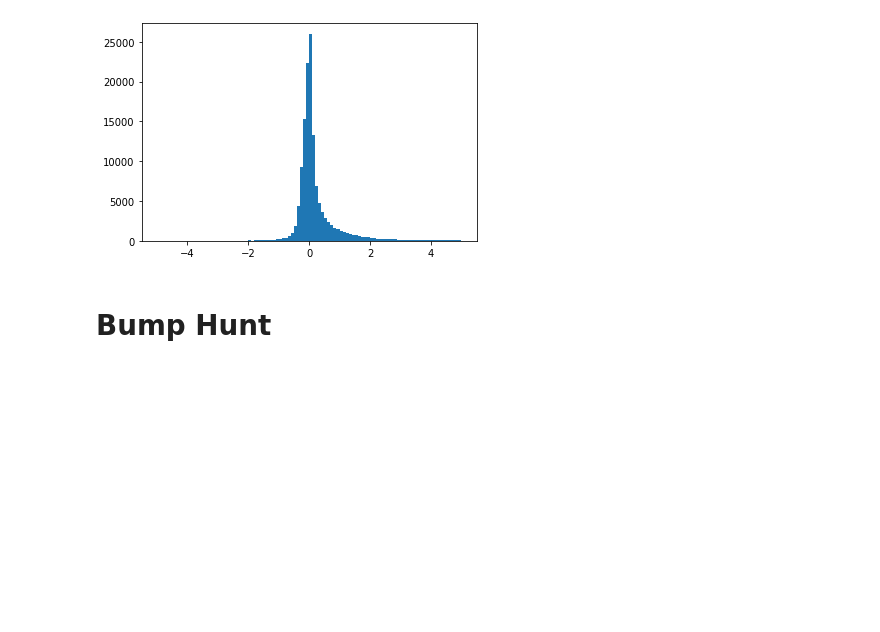
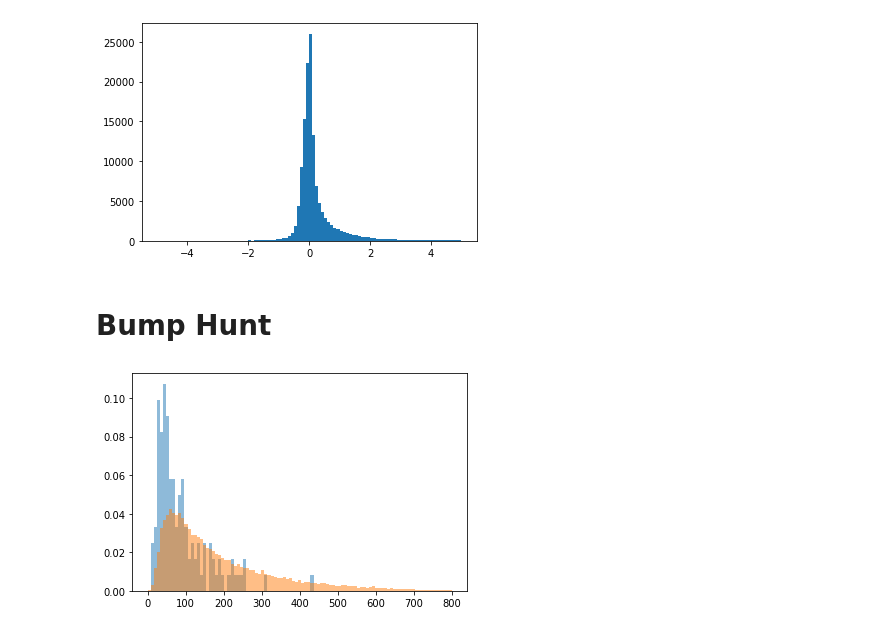
Before and after one commit to jmduarte/AnomalyDetection4Jets, a Jupyter notebook: code/GNN_geom.ipynb, the cells around one changed output. Drawn from its saved outputs; the diff is of its cells as text; code cells hidden in the pictures; blank space fills up the shorter version.

Commit message:
bump on gdata

```diff
--- a/code/GNN_geom.ipynb
+++ b/code/GNN_geom.ipynb
@@ -264,0 +262,26 @@ def invariant_mass(jet1, jet2):
+# %%
+# get invariant mass of jets
+masses = []
+t = tqdm.tqdm(enumerate(gdata))
+for idx, data in t:
+    i_mass_sq = data.x[:,3:4].sum()**2 - data.x[:,0:1].sum()**2 - data.x[:,1:2].sum()**2 - data.x[:,2:3].sum()**2
+    if i_mass_sq > 0:
+        masses.append(math.sqrt(i_mass_sq))
+    else:
+        masses.append(0)
+# %%
+cut = 0.95
+mse_thresh = np.quantile(losses, cut)
+outliers = losses > mse_thresh
+mass_outliers = zip(masses, outliers)
+outlier_mass = np.array([x[0] for x in mass_outliers if x[1] == True])
+all_mass = np.array(masses)
+# %%
+bins = np.linspace(0, 800, 100)
+weights = np.ones_like(outlier_mass) / len(outlier_mass)
+plt.hist(outlier_mass, alpha = 0.5, bins=bins, weights=weights)
+weights = np.ones_like(all_mass) / len(all_mass)
+plt.hist(all_mass, alpha = 0.5, bins=bins, weights=weights)
+plt.show()
+# %% [output]
+[figure, added]
```
Also changed, not shown: parts of 1 cell of this notebook.
